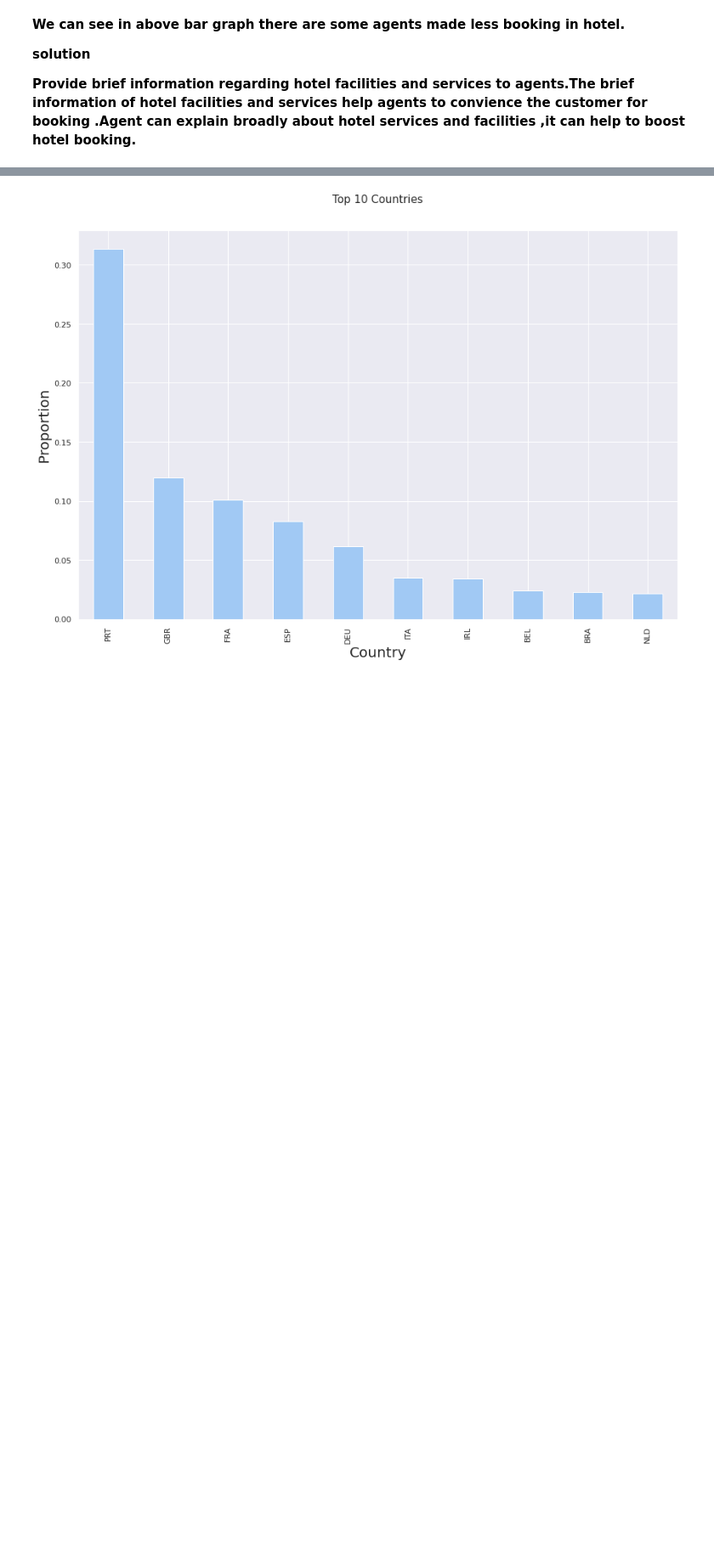
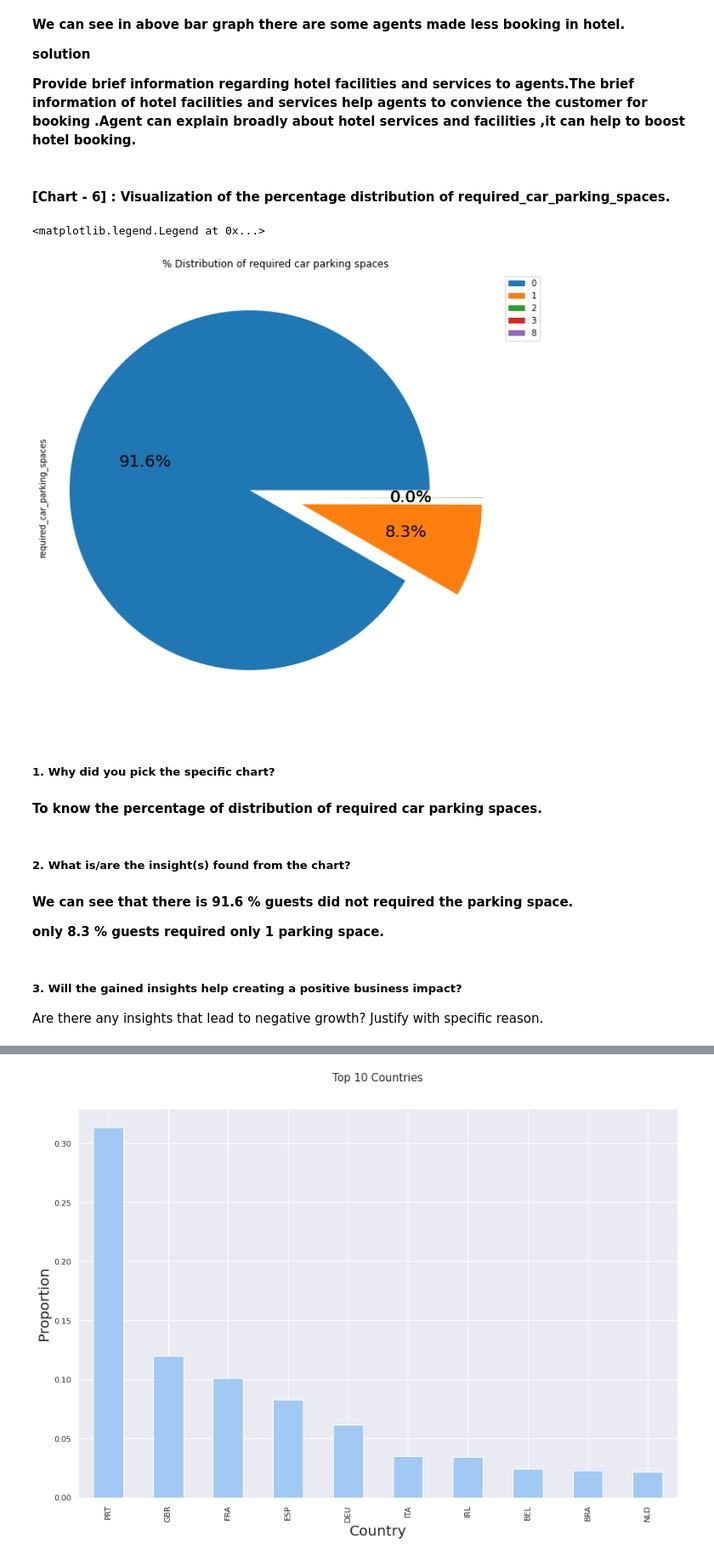
Before and after one commit to Ganeshbhavale/EDA-Hotel-Booking-Analysis., a Jupyter notebook: Team_final_project_of_Hotel_Booking_Analysis.ipynb, the cells around one changed output, grey strips where cells are left out. Shown at 85% size. Drawn from its saved outputs; the diff is of its cells as text; code cells hidden in the pictures; blank space fills up the shorter version.

```diff
--- a/Team_final_project_of_Hotel_Booking_Analysis.ipynb
+++ b/Team_final_project_of_Hotel_Booking_Analysis.ipynb
@@ -805,3 +839,30 @@ Are there any insights that lead to negative growth? Justify with specific reaso
 **solution**
 
 **Provide brief information regarding  hotel facilities and services to agents.The brief information of hotel facilities and services help agents to convience the customer for booking .Agent can explain broadly about hotel services and facilities ,it can help to boost hotel booking.**
+# %% [markdown]
+#### [Chart - 6] : Visualization of the percentage distribution of required_car_parking_spaces.
+# %%
+# Chart - 6 visualization code
+# Visualization of the percentage distribution of required_car_parking_spaces.
+
+Hotel_data_df_1['required_car_parking_spaces'].value_counts().plot.pie(explode=[0.15]*5, autopct='%1.1f%%',shadow=False,figsize=(15,10),fontsize=20,labels=None)
+
+labels=Hotel_data_df_1['required_car_parking_spaces'].value_counts().index
+plt.title('% Distribution of required car parking spaces')
+plt.legend(bbox_to_anchor=(1, 1), loc='upper left', labels=labels)
+# %% [output]
+<matplotlib.legend.Legend at 0x...>
+[figure, added]
+# %% [markdown]
+##### 1. Why did you pick the specific chart?
+# %% [markdown]
+**To know the percentage of distribution of required car parking spaces.**
+# %% [markdown]
+##### 2. What is/are the insight(s) found from the chart?
+# %% [markdown]
+**We can see that there is 91.6 % guests did not required the parking space.**
+
+**only 8.3 % guests required only 1 parking space.**
+# %% [markdown]
+##### 3. Will the gained insights help creating a positive business impact?
+Are there any insights that lead to negative growth? Justify with specific reason.
```
Also changed, not shown: parts of 82 cells of this notebook.
